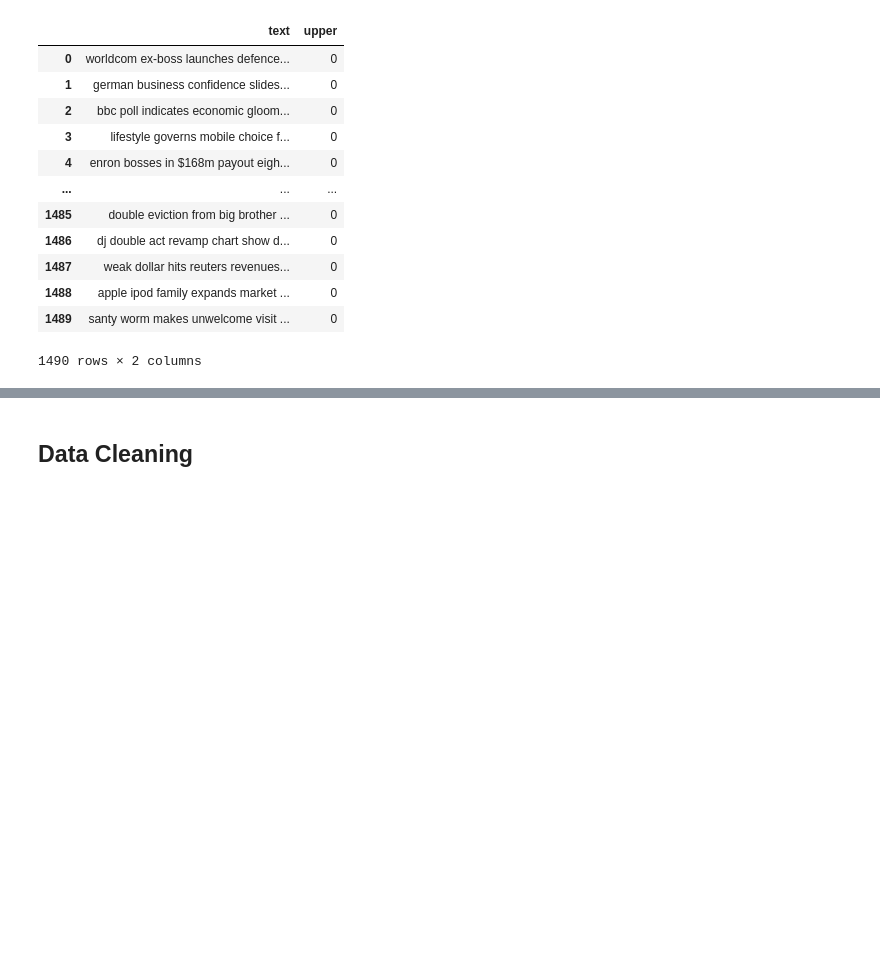
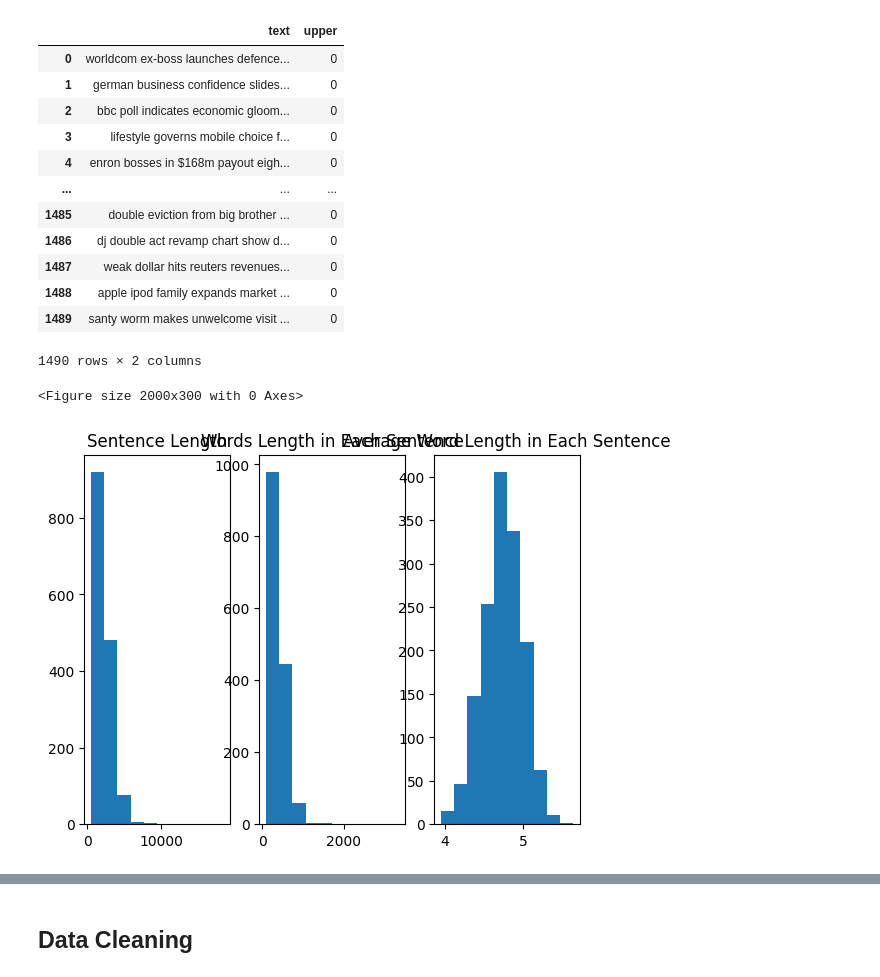
Before and after one commit to VinodKumarJodu/news-article-classification, a Jupyter notebook: notebooks/news_articles_classification.ipynb, the cells around one changed output, grey strips where cells are left out. Cells and saved outputs as stored; diff of their text form; code cells hidden in the pictures; blank space fills up the shorter version.

```diff
--- a/notebooks/news_articles_classification.ipynb
+++ b/notebooks/news_articles_classification.ipynb
@@ -158,0 +215,17 @@ df[['text', 'upper']]
+# %%
+def posterior_eda(df, column):
+    fig, (ax1, ax2, ax3) = plt.subplots(1,3)
+    ax1.hist(df[column].str.len())
+    ax1.set_title("Sentence Length")
+
+    ax2.hist(df[column].str.split().map(lambda x: len(x)))
+    ax2.set_title("Words Length in Each Sentence")
+
+    ax3.hist(df[column].str.split().apply(lambda x: [len(i) for i in x]).map(lambda x: np.mean(x)))
+    ax3.set_title("Average Word Length in Each Sentence")
+    plt.show()
+# %%
+posterior_eda(df,'text')
+# %% [output]
+<Figure size 2000x300 with 0 Axes>
+[figure, added]
```
Also changed, not shown: parts of 8 cells of this notebook.
